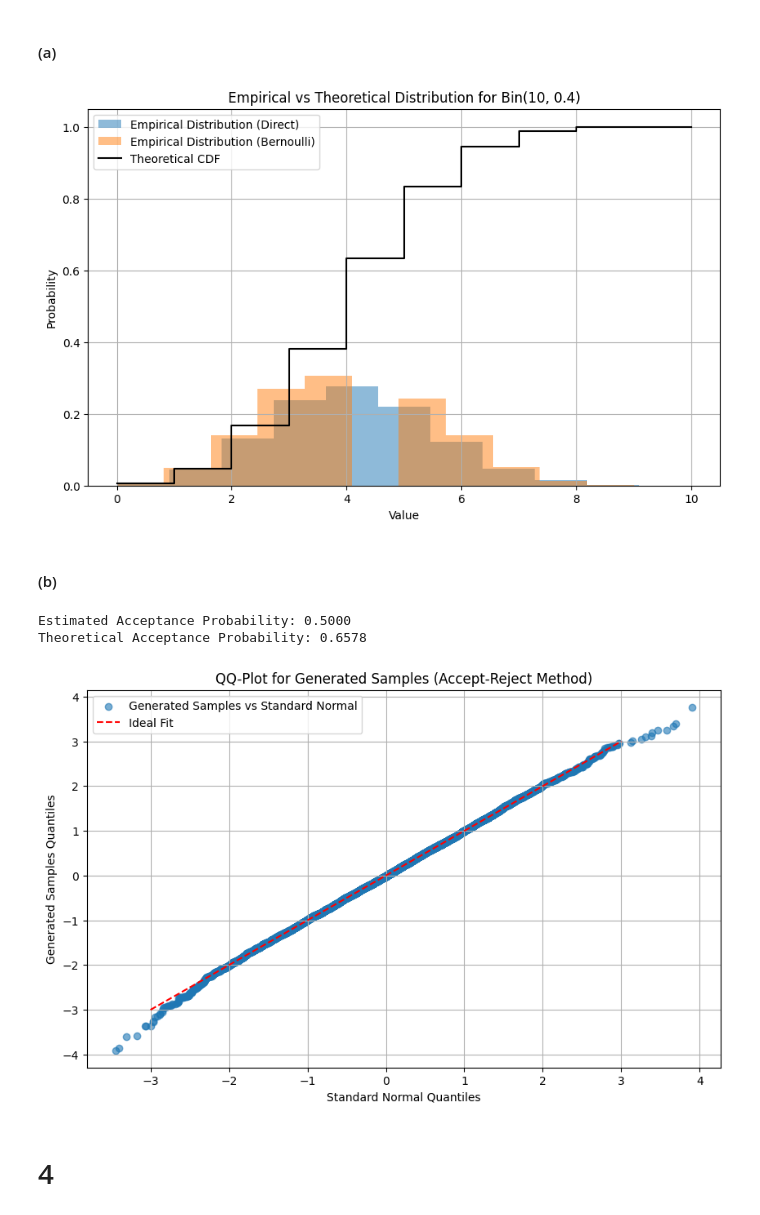
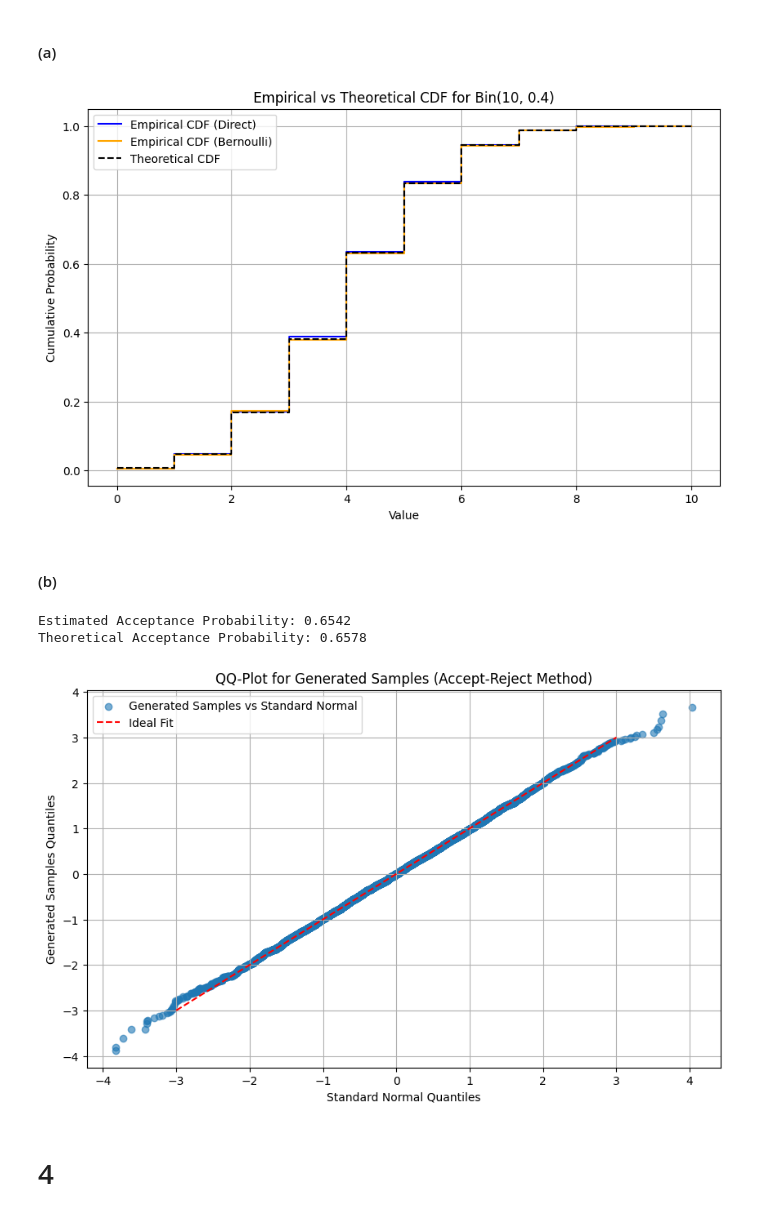
Before and after one commit to random-logic/sta141b-hw, a Jupyter notebook: HW1.ipynb, the cells around one changed output. Cells and saved outputs as stored; diff of their text form; code cells hidden in the pictures.

```diff
--- a/HW1.ipynb
+++ b/HW1.ipynb
@@ -129,68 +129,73 @@ pattern_count(['ab', 'ab', 'a', 'a', 'b'], ('ab',))
 # %%
 import numpy as np
 import matplotlib.pyplot as plt
 from scipy.stats import binom
 
 # (a) (i)
 n, p, size = 10, 0.4, 10000
 samples_direct = binom.ppf(np.random.uniform(0, 1, size), n, p)
 
 # (a) (ii)
 bernoulli_samples = np.random.binomial(1, p, size=(size, n))
 samples_bernoulli = np.sum(bernoulli_samples, axis=1)
 
 # (a) (iii)
 x = np.arange(0, n + 1)
 theoretical_cdf = binom.cdf(x, n, p)
 
+empirical_cdf_direct = [np.mean(samples_direct <= val) for val in x]
+empirical_cdf_bernoulli = [np.mean(samples_bernoulli <= val) for val in x]
+
 plt.figure(figsize=(10, 6))
-plt.hist(samples_direct, bins=n + 1, density=True, alpha=0.5, label='Empirical Distribution (Direct)')
-plt.hist(samples_bernoulli, bins=n + 1, density=True, alpha=0.5, label='Empirical Distribution (Bernoulli)')
-plt.step(x, theoretical_cdf, where='post', label='Theoretical CDF', color='black')
+plt.step(x, empirical_cdf_direct, where='post', label='Empirical CDF (Direct)', color='blue')
+plt.step(x, empirical_cdf_bernoulli, where='post', label='Empirical CDF (Bernoulli)', color='orange')
+plt.step(x, theoretical_cdf, where='post', label='Theoretical CDF', color='black', linestyle='--')
 plt.xlabel('Value')
-plt.ylabel('Probability')
-plt.title('Empirical vs Theoretical Distribution for Bin(10, 0.4)')
+plt.ylabel('Cumulative Probability')
+plt.title('Empirical vs Theoretical CDF for Bin(10, 0.4)')
 plt.legend()
 plt.grid()
 plt.show()
 # %% [output]
-[figure, old version]
+[figure, new version]
 # %% [markdown]
 #### (b)
 # %%
 from scipy.stats import cauchy, norm
 
-# (b) (i)
+# (b) (i) Determine the optimal scaling factor c
 x = np.linspace(-10, 10, 1000)
 cauchy_pdf = cauchy.pdf(x)
 normal_pdf = norm.pdf(x)
-c = max(normal_pdf / cauchy_pdf)
+c = np.max(normal_pdf / cauchy_pdf)
 
-# (b) (ii)
+# (b) (ii) Generate samples using accept-reject method
 n_samples = 10000
 samples = []
+iterations = 0  # Track total iterations
 
 while len(samples) < n_samples:
-    # Samples from the Cauchy distribution
+    # Generate candidate samples from the Cauchy distribution
     candidate_samples = cauchy.rvs(size=n_samples - len(samples))
 
-    # Accept or reject
+    # Accept or reject based on scaling factor
     u = np.random.uniform(0, 1, size=n_samples - len(samples))
     accept = u < (norm.pdf(candidate_samples) / (c * cauchy.pdf(candidate_samples)))
     samples.extend(candidate_samples[accept])
+    iterations += len(candidate_samples)  # Increment iterations
 
 samples = np.array(samples)
 
-# (b) (iii)
-acceptance_probability_estimated = len(samples) / (n_samples + len(samples))
+# (b) (iii) Compare estimated and theoretical acceptance probabilities
+acceptance_probability_estimated = n_samples / iterations
 acceptance_probability_theoretical = 1 / c
 print(f"Estimated Acceptance Probability: {acceptance_probability_estimated:.4f}")
 print(f"Theoretical Acceptance Probability: {acceptance_probability_theoretical:.4f}")
 
-# (b) (iv)
+# (b) (iv) Generate QQ-plot
 plt.figure(figsize=(10, 6))
 norm_samples = norm.rvs(size=n_samples)
-plt.scatter(*np.sort([norm_samples, samples]), alpha=0.6, label='Generated Samples vs Standard Normal')
+plt.scatter(np.sort(norm_samples), np.sort(samples), alpha=0.6, label='Generated Samples vs Standard Normal')
 plt.plot([-3, 3], [-3, 3], 'r--', label='Ideal Fit')
 plt.xlabel('Standard Normal Quantiles')
 plt.ylabel('Generated Samples Quantiles')
@@ -199,9 +204,9 @@ plt.legend()
 plt.grid()
 plt.show()
 # %% [output]
-Estimated Acceptance Probability: 0.5000
+Estimated Acceptance Probability: 0.6542
 Theoretical Acceptance Probability: 0.6578
-[figure, old version]
+[figure, new version]
 # %% [markdown]
 # 4
 # %%
```
Also changed, not shown: 1 other file.
